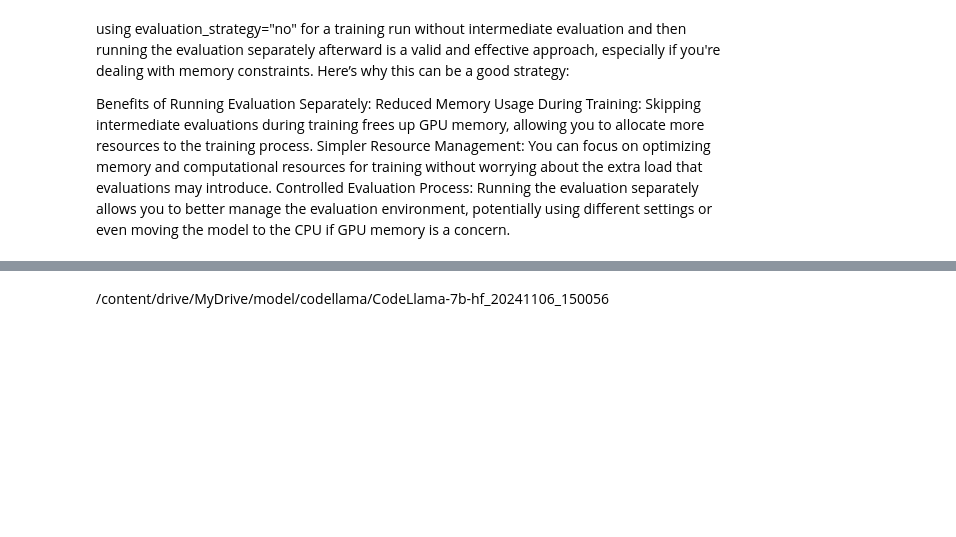
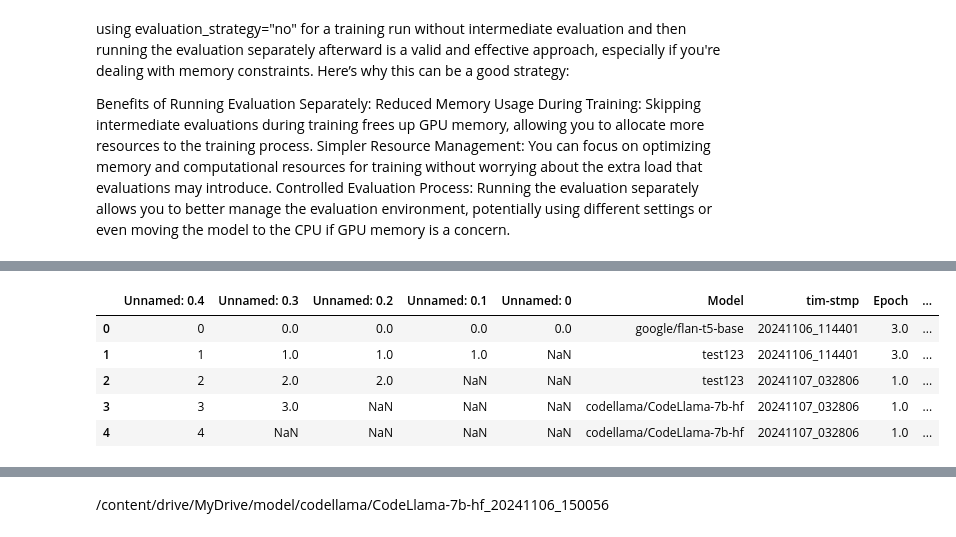
Before and after one commit to SIVASKANDAN-P/Advanced_Regression_, a Jupyter notebook: model_finetuning.ipynb, the cells around one changed output, grey strips where cells are left out. Cells and saved outputs as stored; diff of their text form; code cells hidden in the pictures; blank space fills up the shorter version.

```diff
--- a/model_finetuning.ipynb
+++ b/model_finetuning.ipynb
@@ -241,0 +405,9 @@ log_data(base_model,TrainingArguments,LoraConfig,quantization_config)
+# %%
+data
+# %% [output]
+|  | Unnamed: 0.4 | Unnamed: 0.3 | Unnamed: 0.2 | Unnamed: 0.1 | Unnamed: 0 | Model | tim-stmp | Epoch | ... |
+| 0 | 0 | 0.0 | 0.0 | 0.0 | 0.0 | google/flan-t5-base | 20241106_114401 | 3.0 | ... |
+| 1 | 1 | 1.0 | 1.0 | 1.0 | NaN | test123 | 20241106_114401 | 3.0 | ... |
+| 2 | 2 | 2.0 | 2.0 | NaN | NaN | test123 | 20241107_032806 | 1.0 | ... |
+| 3 | 3 | 3.0 | NaN | NaN | NaN | codellama/CodeLlama-7b-hf | 20241107_032806 | 1.0 | ... |
+| 4 | 4 | NaN | NaN | NaN | NaN | codellama/CodeLlama-7b-hf | 20241107_032806 | 1.0 | ... |
```
Also changed, not shown: parts of 43 cells of this notebook.
